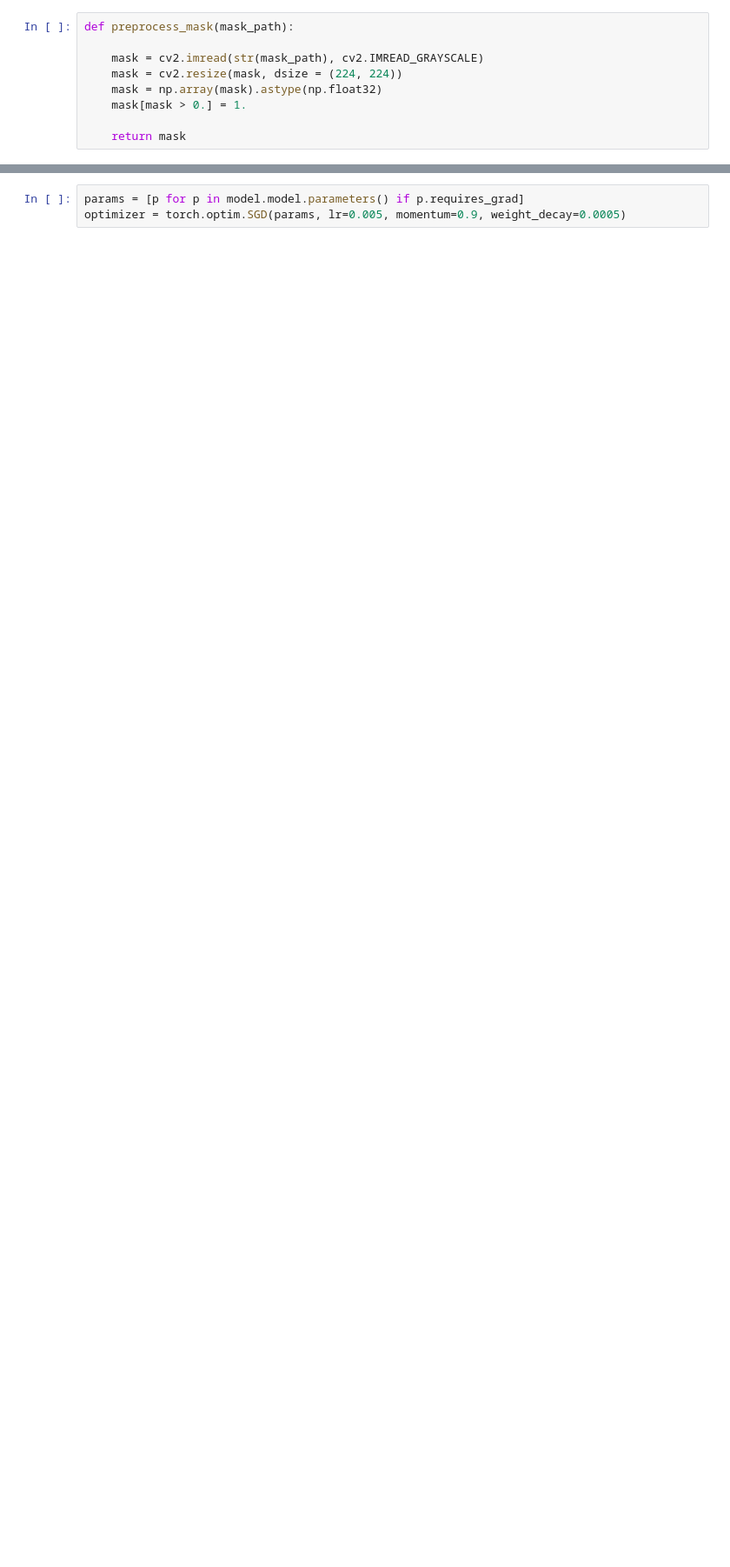
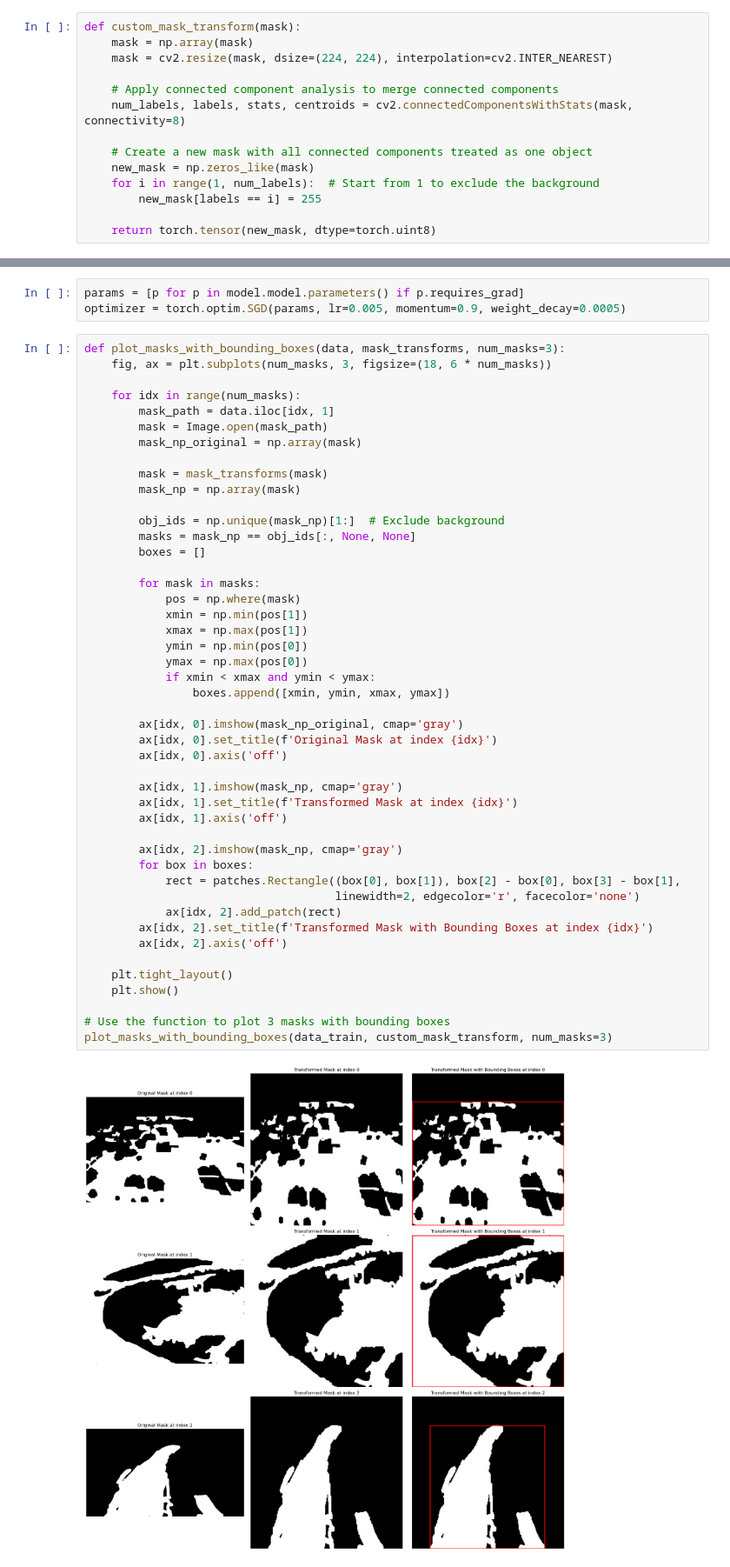
Before and after one commit to Yuval-Yarom/Flood_Area_Segmentation, a Jupyter notebook: notebooks/mask_rcnn.ipynb, the cells around one changed output, grey strips where cells are left out. Shown at 87% size. Saved outputs shown, nothing was run; the diff lists cells and outputs as text; blank space fills up the shorter version.

Commit message:
Trying to contact all the boxes

```diff
--- a/notebooks/mask_rcnn.ipynb
+++ b/notebooks/mask_rcnn.ipynb
@@ -85,10 +72,15 @@ data_train.shape, data_val.shape, data_test.shape
 # %%
-def preprocess_mask(mask_path):
+def custom_mask_transform(mask):
+    mask = np.array(mask)
+    mask = cv2.resize(mask, dsize=(224, 224), interpolation=cv2.INTER_NEAREST)
 
-    mask = cv2.imread(str(mask_path), cv2.IMREAD_GRAYSCALE)
-    mask = cv2.resize(mask, dsize = (224, 224))
-    mask = np.array(mask).astype(np.float32)
-    mask[mask > 0.] = 1.
+    # Apply connected component analysis to merge connected components
+    num_labels, labels, stats, centroids = cv2.connectedComponentsWithStats(mask, connectivity=8)
 
-    return mask
+    # Create a new mask with all connected components treated as one object
+    new_mask = np.zeros_like(mask)
+    for i in range(1, num_labels):  # Start from 1 to exclude the background
+        new_mask[labels == i] = 255
+
+    return torch.tensor(new_mask, dtype=torch.uint8)
 # %%
@@ -289,4 +333,52 @@ AttributeError: 'MaskRCNNModel' object has no attribute 'parameters'
 # %%
 params = [p for p in model.model.parameters() if p.requires_grad]
 optimizer = torch.optim.SGD(params, lr=0.005, momentum=0.9, weight_decay=0.0005)
+# %%
+def plot_masks_with_bounding_boxes(data, mask_transforms, num_masks=3):
+    fig, ax = plt.subplots(num_masks, 3, figsize=(18, 6 * num_masks))
+
+    for idx in range(num_masks):
+        mask_path = data.iloc[idx, 1]
+        mask = Image.open(mask_path)
+        mask_np_original = np.array(mask)
+
+        mask = mask_transforms(mask)
+        mask_np = np.array(mask)
+
+        obj_ids = np.unique(mask_np)[1:]  # Exclude background
+        masks = mask_np == obj_ids[:, None, None]
+        boxes = []
+
+        for mask in masks:
+            pos = np.where(mask)
+            xmin = np.min(pos[1])
+            xmax = np.max(pos[1])
+            ymin = np.min(pos[0])
+            ymax = np.max(pos[0])
+            if xmin < xmax and ymin < ymax:
+                boxes.append([xmin, ymin, xmax, ymax])
+
+        ax[idx, 0].imshow(mask_np_original, cmap='gray')
+        ax[idx, 0].set_title(f'Original Mask at index {idx}')
+        ax[idx, 0].axis('off')
+
+        ax[idx, 1].imshow(mask_np, cmap='gray')
+        ax[idx, 1].set_title(f'Transformed Mask at index {idx}')
+        ax[idx, 1].axis('off')
+
+        ax[idx, 2].imshow(mask_np, cmap='gray')
+        for box in boxes:
+            rect = patches.Rectangle((box[0], box[1]), box[2] - box[0], box[3] - box[1],
+                                     linewidth=2, edgecolor='r', facecolor='none')
+            ax[idx, 2].add_patch(rect)
+        ax[idx, 2].set_title(f'Transformed Mask with Bounding Boxes at index {idx}')
+        ax[idx, 2].axis('off')
+
+    plt.tight_layout()
+    plt.show()
+
+# Use the function to plot 3 masks with bounding boxes
+plot_masks_with_bounding_boxes(data_train, custom_mask_transform, num_masks=3)
+# %% [output]
+[figure, added]
 # %%
```
Also changed, not shown: parts of 18 cells of this notebook.
